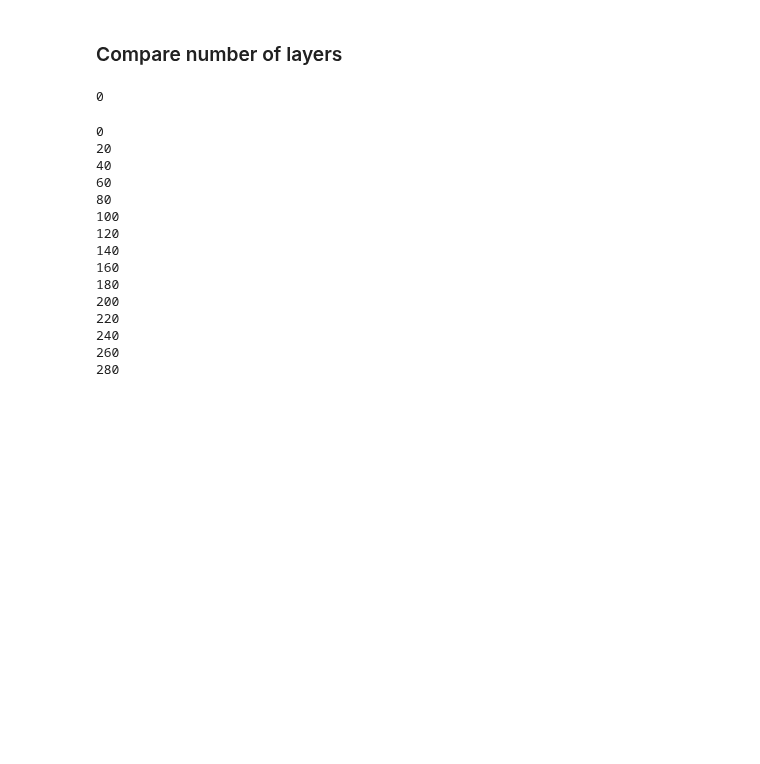
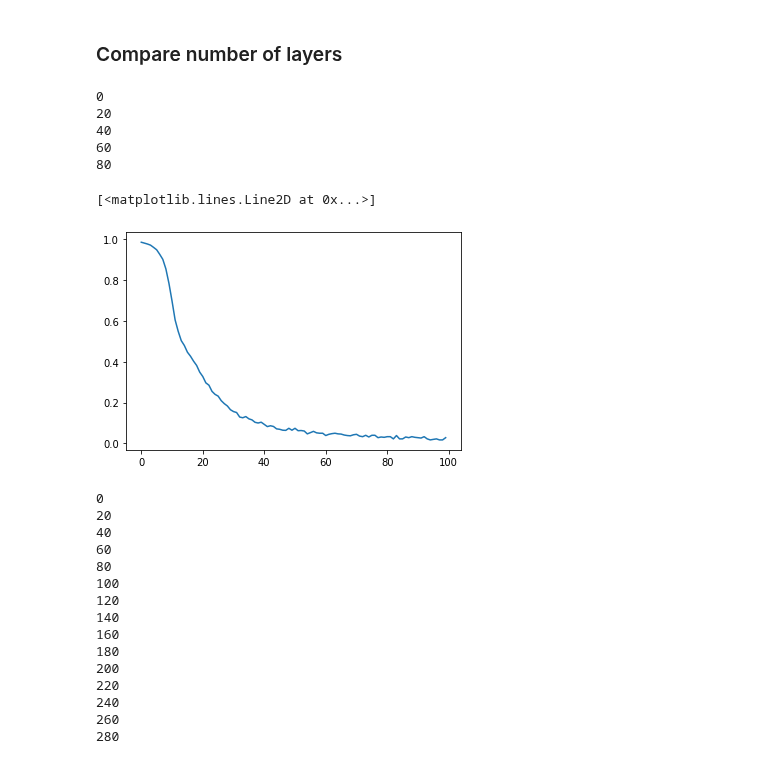
Before and after one commit to vutuanhai237/UC-VQA, a Jupyter notebook: codes/star2graph_ansatz_qng.ipynb, the cells around one changed output. Cells and saved outputs as stored; diff of their text form; code cells hidden in the pictures; blank space fills up the shorter version.

```diff
--- a/codes/star2graph_ansatz_qng.ipynb
+++ b/codes/star2graph_ansatz_qng.ipynb
@@ -235,7 +235,7 @@ np.savetxt("../experiments/star_ansatz_ghz/" + str(num_qubits) + "/fidelities_"
 # Init parameters
 num_qubits = 7
 num_layers = 3
-noise = 0.1
+noise = 0.0
 # thetas = np.random.uniform(low = 0, high = 1, size = num_layers*(2*num_qubits - 2))
 thetas = np.ones(num_layers*(2*num_qubits - 2))
 theta = np.pi / 2
@@ -281,6 +281,16 @@ np.savetxt("../experiments/star_ansatz_ghz/" + str(num_qubits) + "/traces_qng" +
 np.savetxt("../experiments/star_ansatz_ghz/" + str(num_qubits) + "/fidelities_qng" + str(num_layers) + "_" + str(noise) + ".csv", fidelities, delimiter=",")
 # %% [output]
 0
+20
+40
+60
+80
+# %%
+from matplotlib import pyplot as plt
+plt.plot(loss_values)
+# %% [output]
+[<matplotlib.lines.Line2D at 0x...>]
+[figure, added]
 # %%
 # Init parameters
 num_qubits = 7
```
Also changed, not shown: 9 other files.
